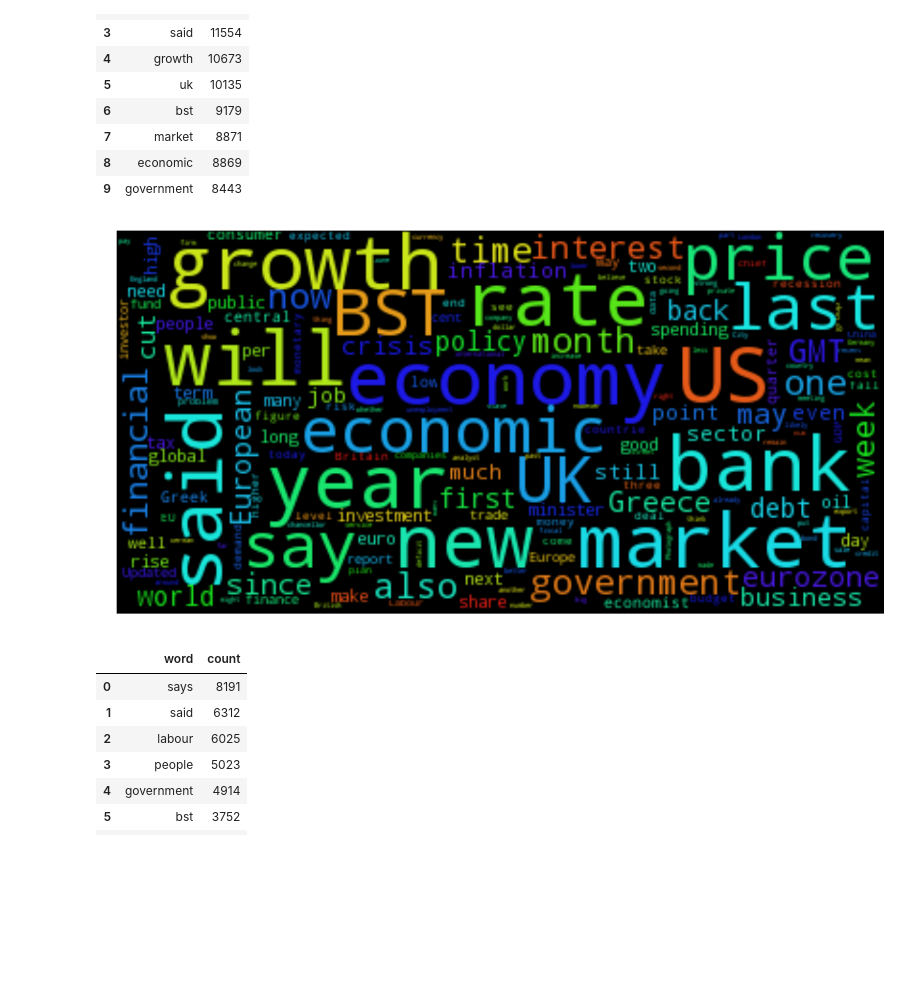
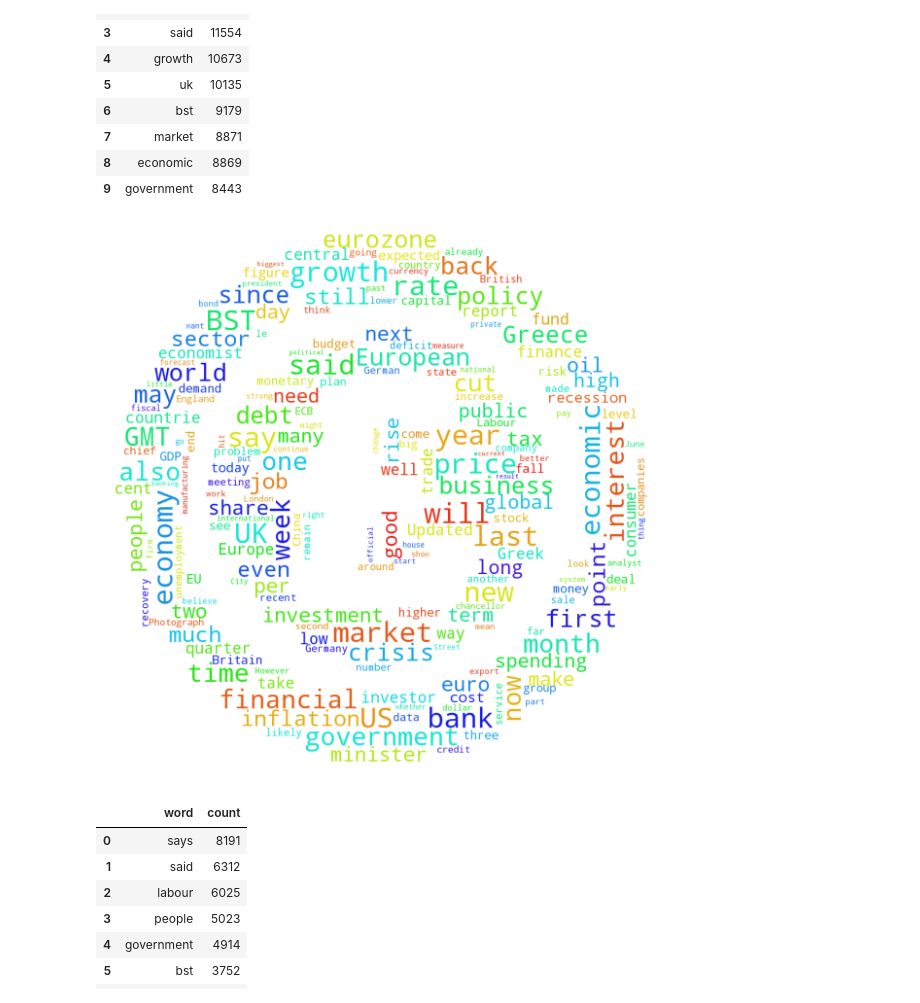
Before and after one commit to nikhilaravi/exchangerate, a Jupyter notebook: data_collection/Sentiment_analysis_exploration.ipynb, the cells around one changed output. Cells and saved outputs as stored; diff of their text form; code cells hidden in the pictures; blank space fills up the shorter version.

Commit message:
wordcloud with mask added

```diff
--- a/data_collection/Sentiment_analysis_exploration.ipynb
+++ b/data_collection/Sentiment_analysis_exploration.ipynb
@@ -11,6 +12,6 @@ from sklearn.feature_extraction.text import CountVectorizer
 # %%
 columns = ['Year', 'Week Start', 'Week End', 'Section', 'Number', 'Headline', 'Body Text']
-articles_df = pd.read_csv('articles/articles_db.csv', names=columns)
+articles_df = pd.read_csv('articles_db.csv', names=columns)
 # %%
 articles_df.head(100)
 # %% [output]
@@ -92,14 +91,15 @@ top_businesswords.head(10)
 # %%
 from wordcloud import WordCloud
 # %%
-wordcloud_business = WordCloud(max_font_size=40).generate(''.join(list(business_news['Body Text'].values)))
+gbp_mask = imread(path.join("gbp_mask.png"))
+wordcloud_business = WordCloud(max_font_size=50,background_color='white',mask = gbp_mask).generate(''.join(list(business_news['Body Text'].values)))
 # %%
-plt.figure(figsize=(20,10))
-plt.imshow(wordcloud)
+plt.figure(figsize=(20,20))
+plt.imshow(wordcloud_business)
 plt.axis("off")
 plt.show()
 # %% [output]
-[figure, old version]
+[figure, new version]
 # %%
 politics_news = relevant_df[relevant_df['Section'] == 'politics']
 politics_words = vectorizer.fit_transform(politics_news['Body Text'])
```
Also changed, not shown: parts of 19 cells of this notebook.
